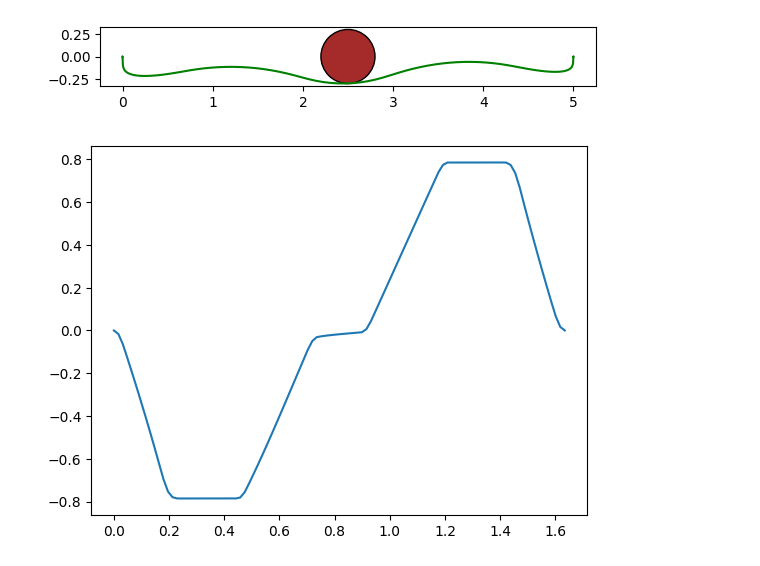
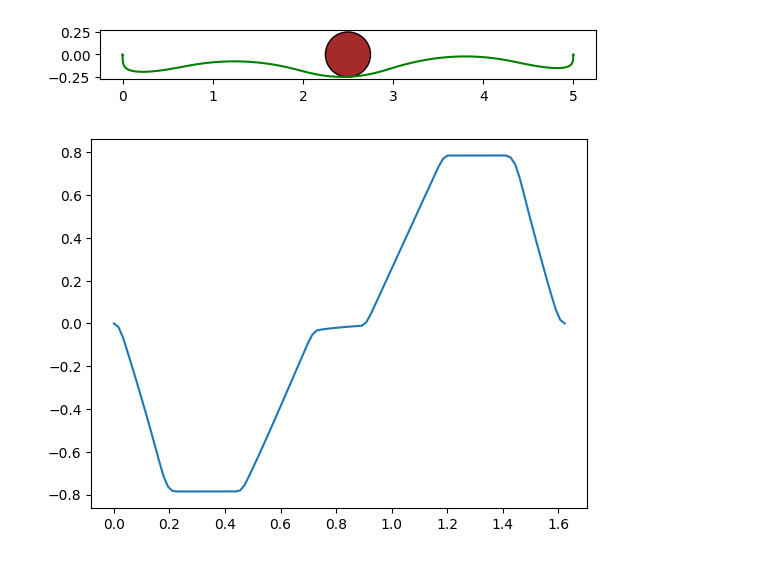
Before and after one commit to mbpeterson70/tomma, a Jupyter notebook: examples/quadrotor_trajectory_opt.ipynb, the cells around one changed output. Cells and saved outputs as stored; diff of their text form; code cells hidden in the pictures.

```diff
--- a/examples/quadrotor_trajectory_opt.ipynb
+++ b/examples/quadrotor_trajectory_opt.ipynb
@@ -20,7 +20,7 @@ u_bounds = np.array([
     [0, 20]
 ])
 
-planner = MultiAgentPlanner(quadrotor, 1, 100)
+planner = MultiAgentOptimization(quadrotor, 1, 100)
 x0 = np.array([[0.0, 0.0, 0.0, 0.0, 0.0, 0.0]])
 xf = np.array([[5.0, 5.0, 0.0, 0.0, 0.0, 0.0]])
 planner.add_obstacle([2.5, 2.5], 0.1)
@@ -33,7 +33,8 @@ planner.add_obstacle([2.5, 2.5], 0.1)
 #     planner.u_sol = [planner.opti.debug.value(ui) for ui in planner.x]
 #     planner.tf_sol = planner.opti.debug.value(planner.tf)
 #     planner.draw_path()
-# x, u, tf = planner.solve_min_time(x0, xf, x_bounds=x_bounds, u_bounds=u_bounds)
+planner.setup_min_time_opt(x0, xf, x_bounds=x_bounds, u_bounds=u_bounds)
+x, u, tf = planner.solve_opt()
 
 
 planner.setup_min_time_opt(x0, xf, tf_guess=10.0)
@@ -53,40 +54,41 @@ for i in range(planner.M):
 quadrotor = PlanarQuadrotorDynamics()
 deg2rad = np.pi/180
 x_bounds = np.array([
     [-20., 20.],
     [-20., 20.],
     [-np.pi/4, np.pi/4.],
     [-5, 5],
     [-2, 2],
     [-np.inf, np.inf]
 ])
 u_bounds = np.array([
     [0, 20],
     [0, 20]
 ])
 
-planner = MultiAgentPlanner(quadrotor, 1, 100)
+planner = MultiAgentOptimization(quadrotor, 1, 100)
 x0 = np.array([[0.0, 0.0, 0.0, 0.0, 0.0, 0.0]])
 xf = np.array([[5.0, 0.0, 0.0, 0.0, 0.0, 0.0]])
-planner.add_obstacle([2.5, 0.0], .3)
+planner.add_obstacle([2.5, 0.0], .25)
 
 
 try:
-    x, u, tf = planner.solve_min_time(x0, xf, x_bounds=x_bounds, u_bounds=u_bounds)
+    planner.setup_min_time_opt(x0, xf, x_bounds=x_bounds, u_bounds=u_bounds)
+    x, u, tf = planner.solve_opt()
 except:
-    planner.x_sol = [planner.opti.debug.value(xi) for xi in planner.x]
-    planner.u_sol = [planner.opti.debug.value(ui) for ui in planner.x]
-    planner.tf_sol = planner.opti.debug.value(planner.tf)
-    planner.draw_path()
-# x, u, tf = planner.solve_min_time(x0, xf, x_bounds=x_bounds, u_bounds=u_bounds)
+    pass
+    # planner.x_sol = [planner.opti.debug.value(xi) for xi in planner.x]
+    # planner.u_sol = [planner.opti.debug.value(ui) for ui in planner.x]
+    # planner.tf_sol = planner.opti.debug.value(planner.tf)
+    # planner.draw_path()
 
 
 planner.draw_path()
 fig, ax = plt.subplots()
 x = planner.x_sol
 tf = planner.tf_sol
 for i in range(planner.M):
     ax.plot(np.arange(x[i].shape[1])*tf/x[i].shape[1], x[i][2,:])
 # %% [output]
-[figure, old version]
+[figure, new version]
 [figure]
```
Also changed, not shown: parts of 2 cells of this notebook, 5 other files.
